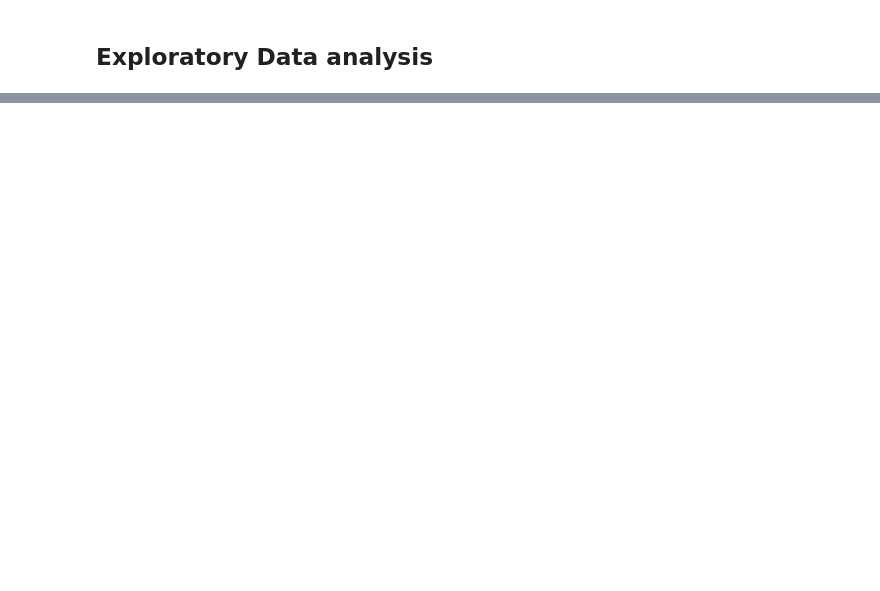
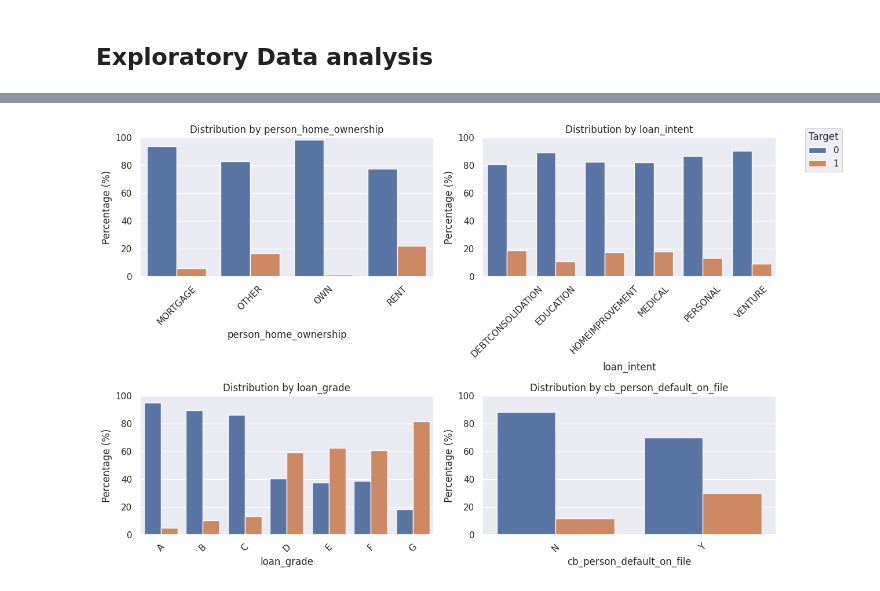
Before and after one commit to rbudnar/LoanApprovalPrediction, a Jupyter notebook: notebooks/eda.ipynb, the cells around one changed output, grey strips where cells are left out. Cells and saved outputs as stored; diff of their text form; code cells hidden in the pictures; blank space fills up the shorter version.

```diff
--- a/notebooks/eda.ipynb
+++ b/notebooks/eda.ipynb
@@ -32,5 +41,3 @@ os.listdir(DATA_DIR)
-# %%
-target = "loan_status"
 # %% [markdown]
 ## Exploratory Data analysis
 # %%
@@ -54,0 +103,53 @@ shape: (58_645, 13)
+# %%
+def create_barplot_grid(data, target, variables, n_cols=2):
+    n_rows = math.ceil(len(variables) / n_cols)
+    fig, axes = plt.subplots(n_rows, n_cols, figsize=(6*n_cols, 4*n_rows))
+    axes_flat = axes.flatten() if n_rows > 1 or n_cols > 1 else [axes]
+    legend_handles, legend_labels = None, None
+
+    for idx, (ax, var) in enumerate(zip(axes_flat, variables)):
+        proportions = (data.to_pandas()
+                      .groupby(var)[target]
+                      .value_counts(normalize=True)
+                      .mul(100)
+                      .reset_index(name='proportion')
+                      .rename(columns={target: 'Target'}))
+
+        sns.barplot(
+            data=proportions,
+            x=var,
+            y='proportion',
+            hue='Target',
+            ax=ax
+        )
+
+        if idx == 0:
+            legend_handles, legend_labels = ax.get_legend_handles_labels()
+        ax.get_legend().remove()
+
+        ax.set_title(f'Distribution by {var}')
+        ax.set_ylabel('Percentage (%)')
+
+        ax.tick_params(axis='x', rotation=45)
+        ax.set_ylim(0, 100)
+
+    # Remove empty subplots
+    for idx in range(len(variables), len(axes_flat)):
+        fig.delaxes(axes_flat[idx])
+
+    fig.legend(legend_handles, legend_labels,
+              bbox_to_anchor=(1.02, 0.98),
+              loc='upper left',
+              title='Target')
+
+    plt.tight_layout()
+    return fig
+
+fig = create_barplot_grid(
+    data=train,
+    target=TARGET,
+    variables=CATEGORICAL_VARIABLES,
+    n_cols=2
+)
+# %% [output]
+[figure, added]
```
Also changed, not shown: parts of 6 cells of this notebook, 10 other files.
